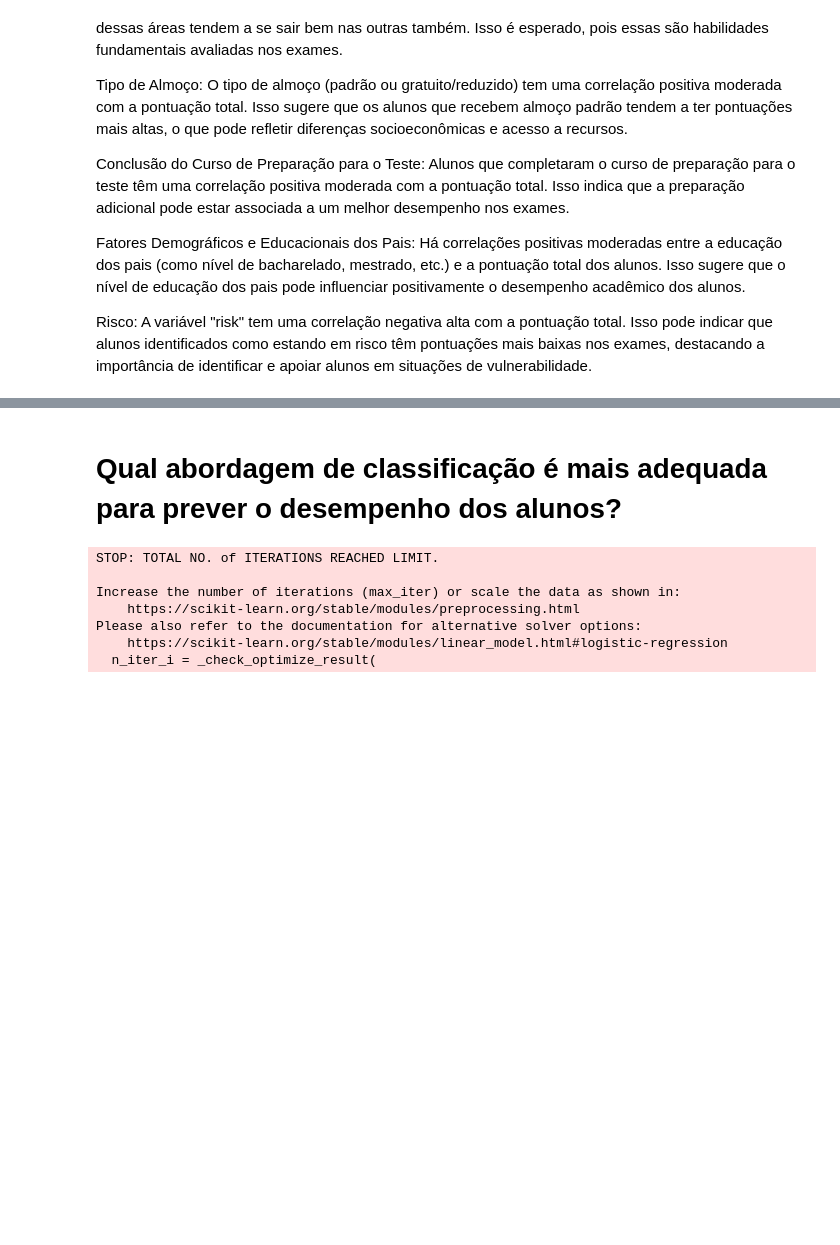
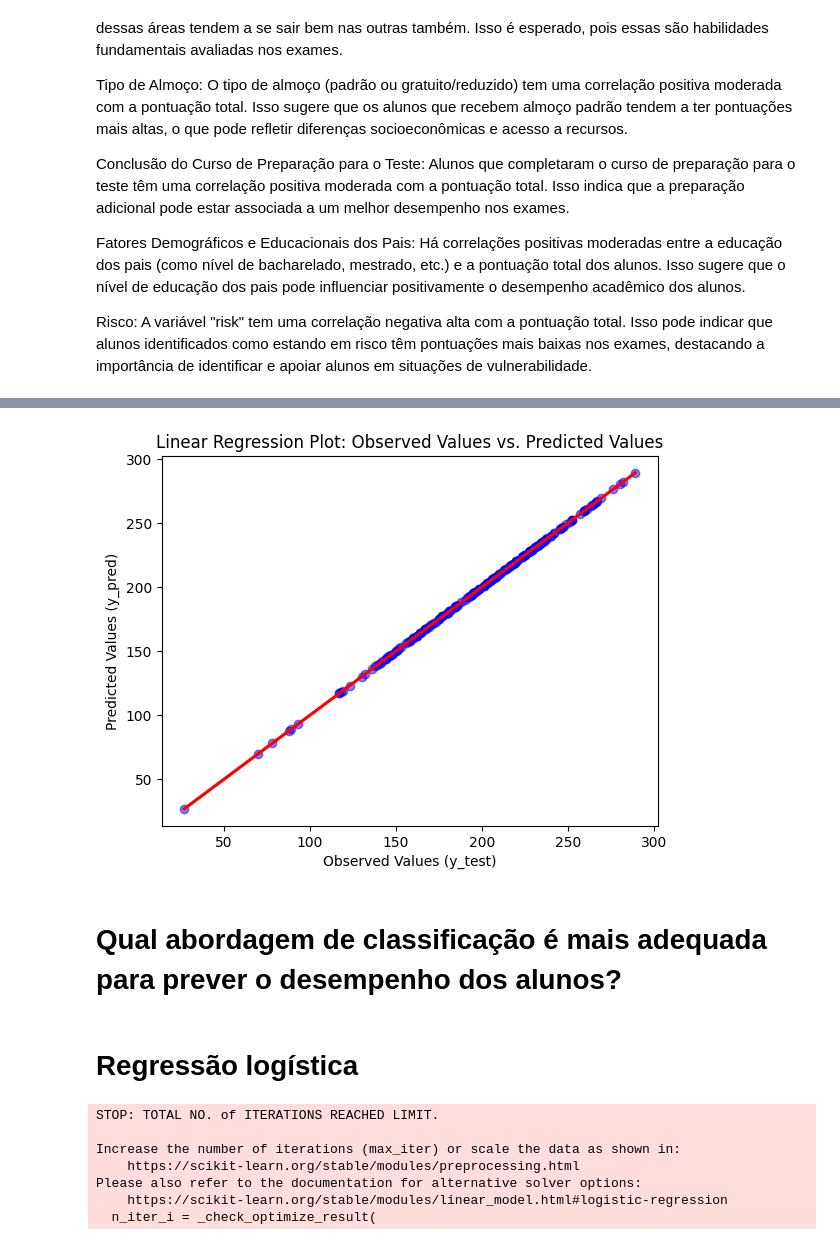
Before and after one commit to Marluce2906/MachLearn, a Jupyter notebook: MarluceTacianaBora_MachLearn_CA1.ipynb, the cells around one changed output, grey strips where cells are left out. Cells and saved outputs as stored; diff of their text form; code cells hidden in the pictures; blank space fills up the shorter version.

```diff
--- a/MarluceTacianaBora_MachLearn_CA1.ipynb
+++ b/MarluceTacianaBora_MachLearn_CA1.ipynb
@@ -244,5 +340,19 @@ Risco: A variável "risk" tem uma correlação negativa alta com a pontuação t
+# %%
+# Create a DataFrame with observed and predicted values
+df = pd.DataFrame({'Observed Values': y_test, 'Predicted Values': y_pred})
+
+# Plot the linear regression plot
+sns.regplot(x='Observed Values', y='Predicted Values', data=df, scatter_kws={'color': 'blue', 'alpha': 0.5}, line_kws={'color': 'red'})
+plt.xlabel('Observed Values (y_test)')
+plt.ylabel('Predicted Values (y_pred)')
+plt.title('Linear Regression Plot: Observed Values vs. Predicted Values')
+plt.show()
+# %% [output]
+[figure, added]
 # %% [markdown]
 # Qual abordagem de classificação é mais adequada para prever o desempenho dos alunos?
+# %% [markdown]
+# Regressão logística
 # %%
 # Converter variáveis categóricas em variáveis dummy
 X = pd.get_dummies(pd_student.drop(['test preparation course'], axis=1), drop_first=True)
```
Also changed, not shown: parts of 112 cells of this notebook.
